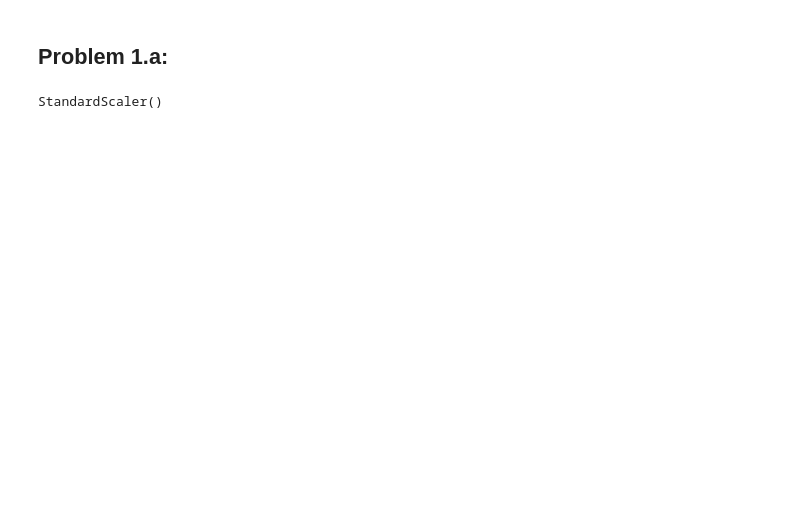
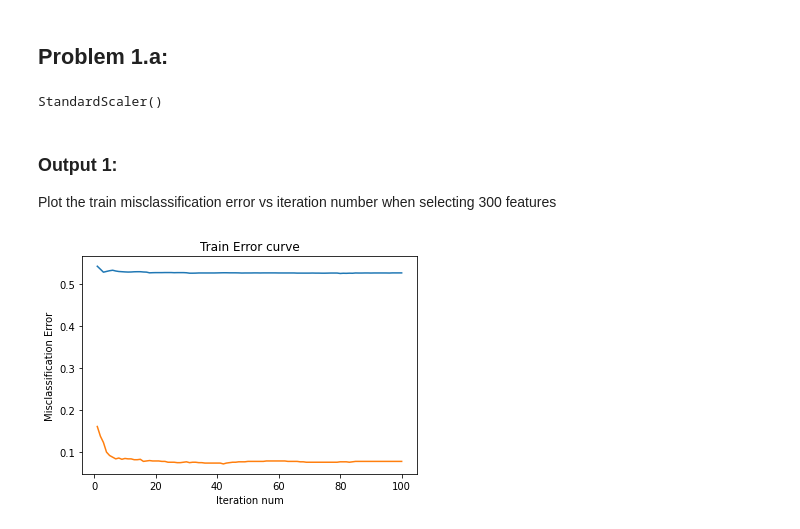
Before and after one commit to alexrojas561/STA5635_Applied_Machine_Learning, a Jupyter notebook: Hw_4/Rojas_5635_hw4.ipynb, the cells around one changed output. Cells and saved outputs as stored; diff of their text form; code cells hidden in the pictures; blank space fills up the shorter version.

```diff
--- a/Hw_4/Rojas_5635_hw4.ipynb
+++ b/Hw_4/Rojas_5635_hw4.ipynb
@@ -130,9 +179,3 @@ StandardScaler()
 # Transform both the train and test set
 X_train_scaled_a = scaler_a.transform(X_train_a)
 X_test_scaled_a = scaler_a.transform(X_test_a)
-# %%
-features = [10, 30, 100, 300, 1000]
-lambdas = list(range(220))
-
-model_a = TISP(features = features, lambda_ = lambdas)
-model_a.fit(X_train_a, y_train_a)
@@ -148,0 +182,28 @@ model_a.feature_lambda
+# %%
+# Initialize TISP model and fit to data
+'''
+Manually captured lambdas:
+
+(Feature, Lambda) = (1001, 0.018), (300, 0.0529),
+                    (101, 0.0875), (30, 0.133), (10, 0.19)
+
+'''
+
+lambdas_a = [0.018, 0.0529, 0.0875, 0.133, 0.19]
+lambdas_a.reverse()
+
+model_a = TISP(lambdas = lambdas_a)
+model_a.fit(X_train_scaled_a, y_train_a, X_test_scaled_a, y_test_a)
+# %% [markdown]
+### Output 1:
+Plot the train misclassification error vs iteration number when selecting 300 features
+# %%
+# Plot the train misclassifcation error vs iteration number when selecting 300 features
+plt.plot([i+1 for i in range(len(model_a.train_errors_all[1]))], model_a.train_errors_all[1])
+plt.plot([i+1 for i in range(len(model_a.test_errors_all[1]))], model_a.test_errors_all[1])
+plt.title("Train Error curve")
+plt.xlabel("Iteration num")
+plt.ylabel("Misclassification Error")
+plt.show()
+# %% [output]
+[figure, added]
```
Also changed, not shown: parts of 32 cells of this notebook, 20 other files.
